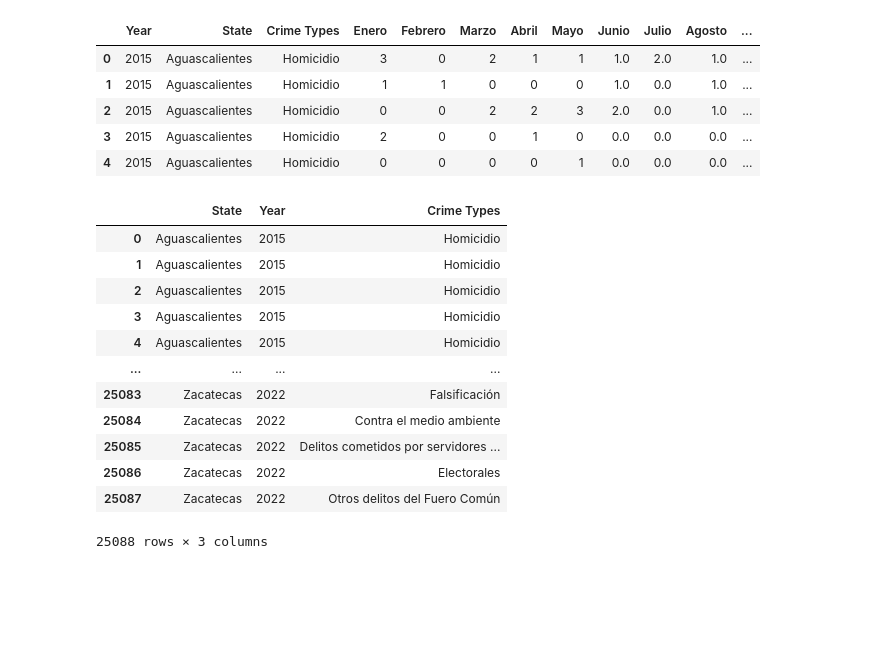
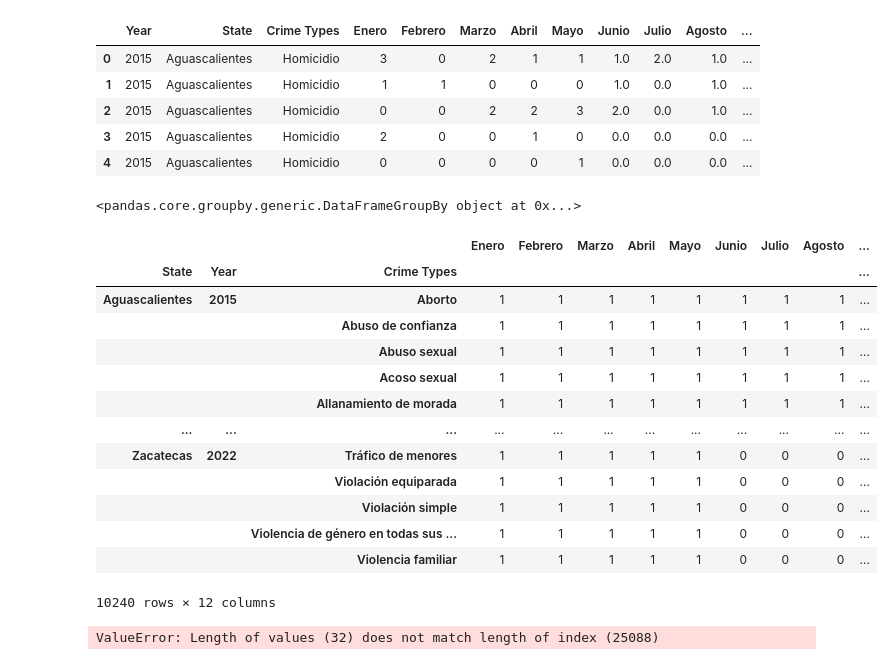
Before and after one commit to Josemarome/Project_1, a Jupyter notebook: Tortilla.ipynb, the cells around one changed output. Saved outputs shown, nothing was run; the diff lists cells and outputs as text; code cells hidden in the pictures; blank space fills up the shorter version.

```diff
--- a/Tortilla.ipynb
+++ b/Tortilla.ipynb
@@ -101,3 +101,25 @@ renamed_crime_data.head()
 | 2 | 2015 | Aguascalientes | Homicidio | 0 | 0 | 2 | 2 | 3 | 2.0 | 0.0 | 1.0 | ... |
 | 3 | 2015 | Aguascalientes | Homicidio | 2 | 0 | 0 | 1 | 0 | 0.0 | 0.0 | 0.0 | ... |
 | 4 | 2015 | Aguascalientes | Homicidio | 0 | 0 | 0 | 0 | 1 | 0.0 | 0.0 | 0.0 | ... |
+# %%
+renamed_crime_data= renamed_crime_data.groupby(["State",'Year','Crime Types'])
+
+print(renamed_crime_data)
+
+renamed_crime_data.count()
+# %% [output]
+<pandas.core.groupby.generic.DataFrameGroupBy object at 0x...>
+|  |  |  | Enero | Febrero | Marzo | Abril | Mayo | Junio | Julio | Agosto | ... |
+| State | Year | Crime Types |  |  |  |  |  |  |  |  | ... |
+| Aguascalientes | 2015 | Aborto | 1 | 1 | 1 | 1 | 1 | 1 | 1 | 1 | ... |
+|  |  | Abuso de confianza | 1 | 1 | 1 | 1 | 1 | 1 | 1 | 1 | ... |
+|  |  | Abuso sexual | 1 | 1 | 1 | 1 | 1 | 1 | 1 | 1 | ... |
+|  |  | Acoso sexual | 1 | 1 | 1 | 1 | 1 | 1 | 1 | 1 | ... |
+|  |  | Allanamiento de morada | 1 | 1 | 1 | 1 | 1 | 1 | 1 | 1 | ... |
+| ... | ... | ... | ... | ... | ... | ... | ... | ... | ... | ... | ... |
+| Zacatecas | 2022 | Tráfico de menores | 1 | 1 | 1 | 1 | 1 | 0 | 0 | 0 | ... |
+|  |  | Violación equiparada | 1 | 1 | 1 | 1 | 1 | 0 | 0 | 0 | ... |
+|  |  | Violación simple | 1 | 1 | 1 | 1 | 1 | 0 | 0 | 0 | ... |
+|  |  | Violencia de género en todas sus ... | 1 | 1 | 1 | 1 | 1 | 0 | 0 | 0 | ... |
+|  |  | Violencia familiar | 1 | 1 | 1 | 1 | 1 | 0 | 0 | 0 | ... |
+10240 rows × 12 columns
@@ -104,19 +130,8 @@ renamed_crime_data.head()
 # %%
-organized_crime_data = renamed_crime_data[["State","Year","Crime Types"]]
+organized_crime_data = crime_data_cleaned_2[["State","Year","Crime Types"]]
+crime_data  ['Crimes per Year']=crime_per_year
 organized_crime_data
 # %% [output]
-|  | State | Year | Crime Types |
-| 0 | Aguascalientes | 2015 | Homicidio |
-| 1 | Aguascalientes | 2015 | Homicidio |
-| 2 | Aguascalientes | 2015 | Homicidio |
-| 3 | Aguascalientes | 2015 | Homicidio |
-| 4 | Aguascalientes | 2015 | Homicidio |
-| ... | ... | ... | ... |
-| 25083 | Zacatecas | 2022 | Falsificación |
-| 25084 | Zacatecas | 2022 | Contra el medio ambiente |
-| 25085 | Zacatecas | 2022 | Delitos cometidos por servidores ... |
-| 25086 | Zacatecas | 2022 | Electorales |
-| 25087 | Zacatecas | 2022 | Otros delitos del Fuero Común |
-25088 rows × 3 columns
+ValueError: Length of values (32) does not match length of index (25088)
 # %%
 organized_crime_data.to_csv("Resources/new_crime_data.csv", index_label="State")
```
Also changed, not shown: parts of 1 cell of this notebook.
